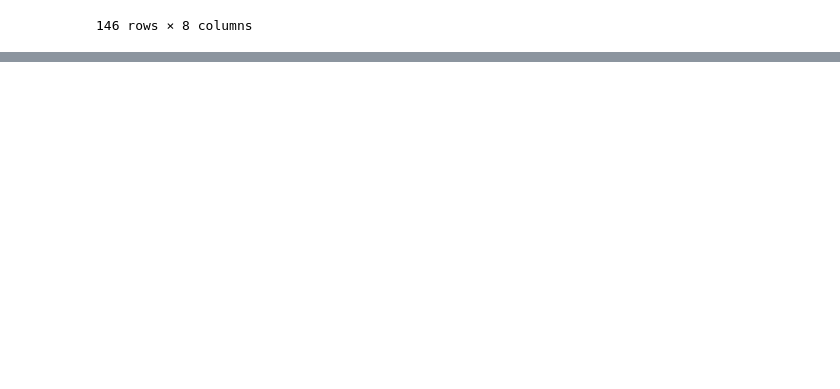
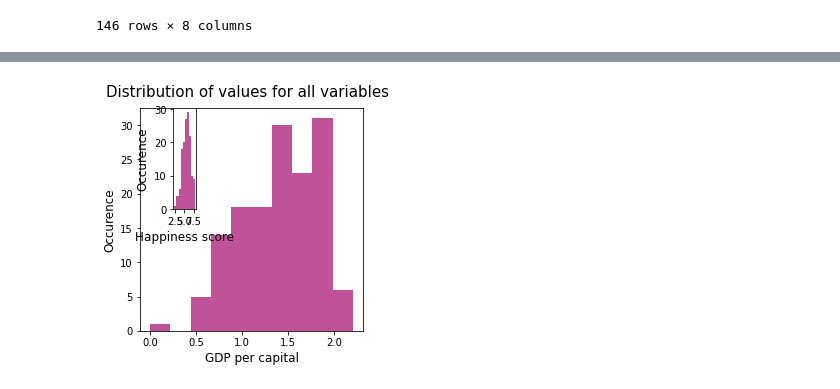
Before and after one commit to lauxpaux/HappinessResearch, a Jupyter notebook: HappinessDataExploration.ipynb, the cells around one changed output, grey strips where cells are left out. Saved outputs shown, nothing was run; the diff lists cells and outputs as text; code cells hidden in the pictures; blank space fills up the shorter version.

```diff
--- a/HappinessDataExploration.ipynb
+++ b/HappinessDataExploration.ipynb
@@ -157,0 +203,18 @@ sns.heatmap(corr, xticklabels=corr.columns, yticklabels=corr.columns, annot=True
+# %%
+fig = plt.figure(figsize = (4, 4))
+title = fig.suptitle("Distribution of values for all variables", fontsize=15)
+fig.subplots_adjust(top=.90, wspace=0.5)
+
+ax = fig.add_subplot(1, 1, 1)
+ax.set_xlabel("GDP per capital", fontsize=12)
+ax.set_ylabel("Occurence", fontsize=12)
+
+freq, bins, patches = ax.hist(named_df['GDP'], color='#C05299')
+
+ax2 = fig.add_subplot(2,7, 2)
+ax2.set_xlabel("Happiness score", fontsize=12)
+ax2.set_ylabel("Occurence", fontsize=12)
+
+freq2, bins2, patches2 = ax2.hist(named_df['Happiness score'], color='#C05299')
+# %% [output]
+[figure, added]
```
Also changed, not shown: parts of 21 cells of this notebook.
